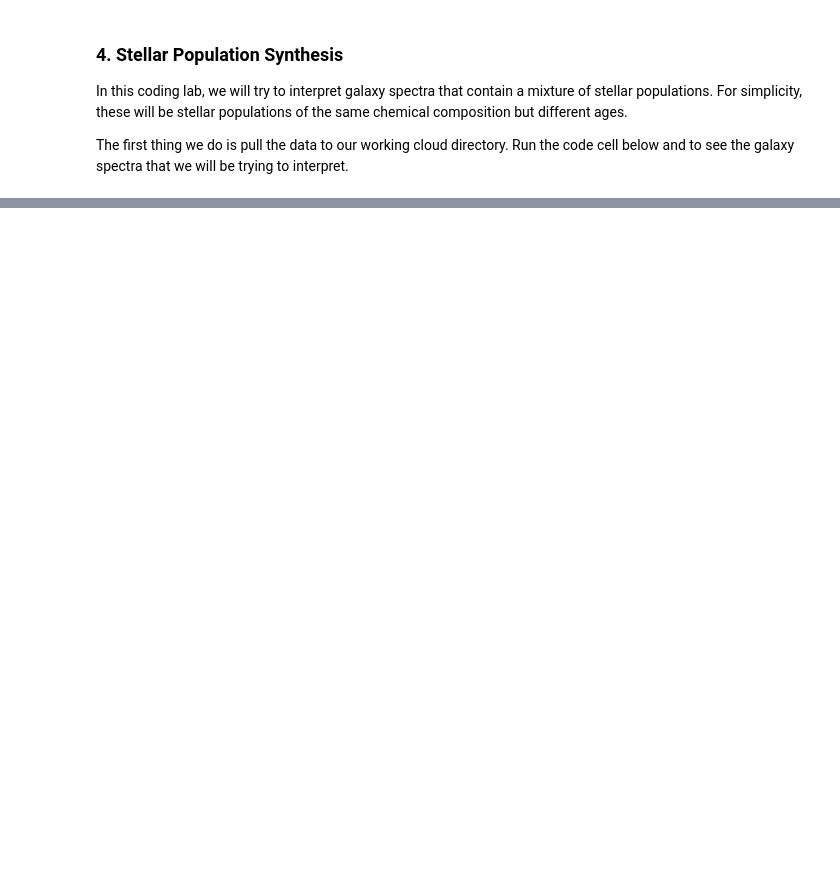
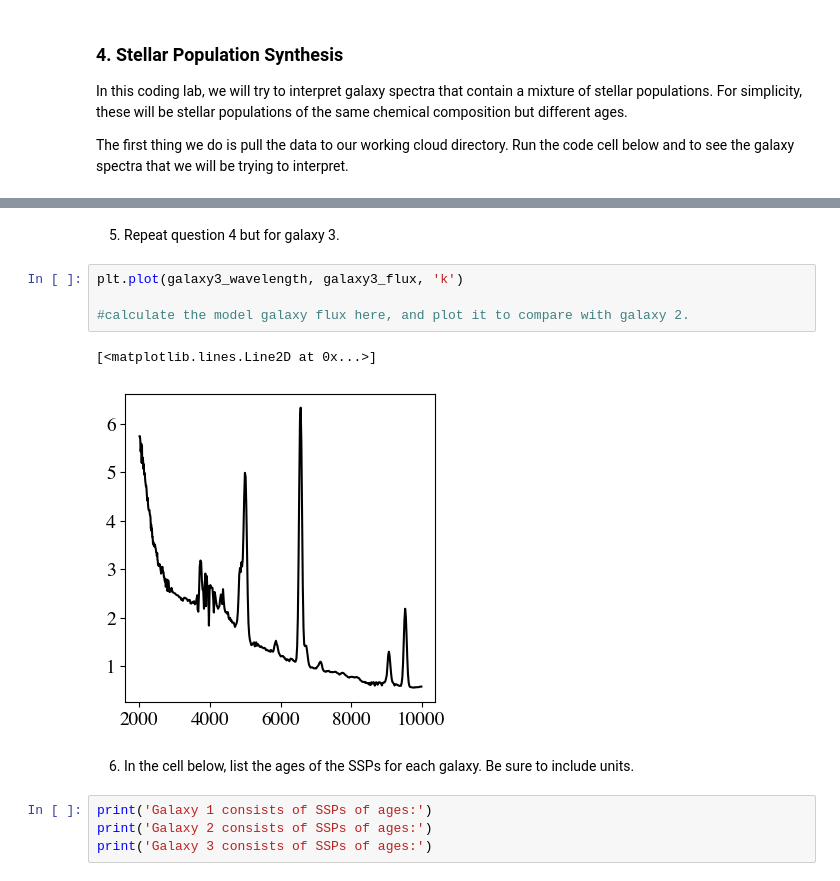
Before and after one commit to mmfausnaugh/astr4302-coding-lab-2, a Jupyter notebook: Coding-Lab-2-Stellar-Population-Synthesis.ipynb, the cells around one changed output, grey strips where cells are left out. Saved outputs shown, nothing was run; the diff lists cells and outputs as text; blank space fills up the shorter version.

```diff
--- a/Coding-Lab-2-Stellar-Population-Synthesis.ipynb
+++ b/Coding-Lab-2-Stellar-Population-Synthesis.ipynb
@@ -553,0 +483,15 @@ print(len(energy_gen_total)) #already in erg/s/g
+# %% [markdown]
+5) Repeat question 4 but for galaxy 3.
+# %%
+plt.plot(galaxy3_wavelength, galaxy3_flux, 'k')
+
+#calculate the model galaxy flux here, and plot it to compare with galaxy 2.
+# %% [output]
+[<matplotlib.lines.Line2D at 0x...>]
+[figure, added]
+# %% [markdown]
+6) In the cell below, list the ages of the SSPs for each galaxy. Be sure to include units.
+# %%
+print('Galaxy 1 consists of SSPs of ages:')
+print('Galaxy 2 consists of SSPs of ages:')
+print('Galaxy 3 consists of SSPs of ages:')
```
Also changed, not shown: parts of 44 cells of this notebook, 1 other file.
